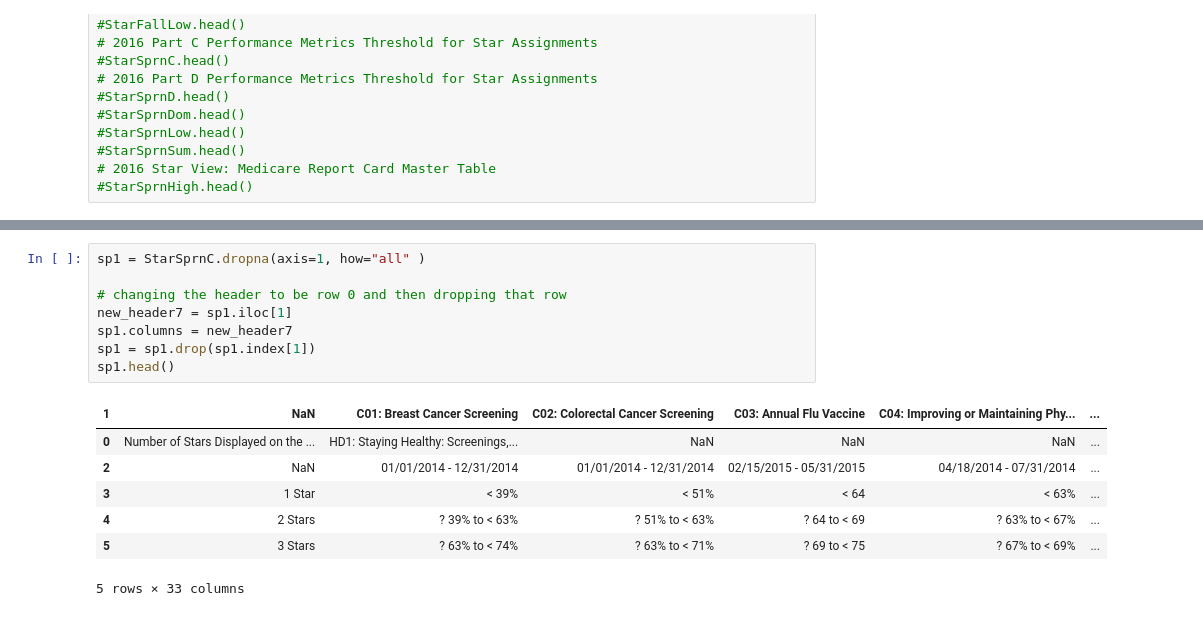
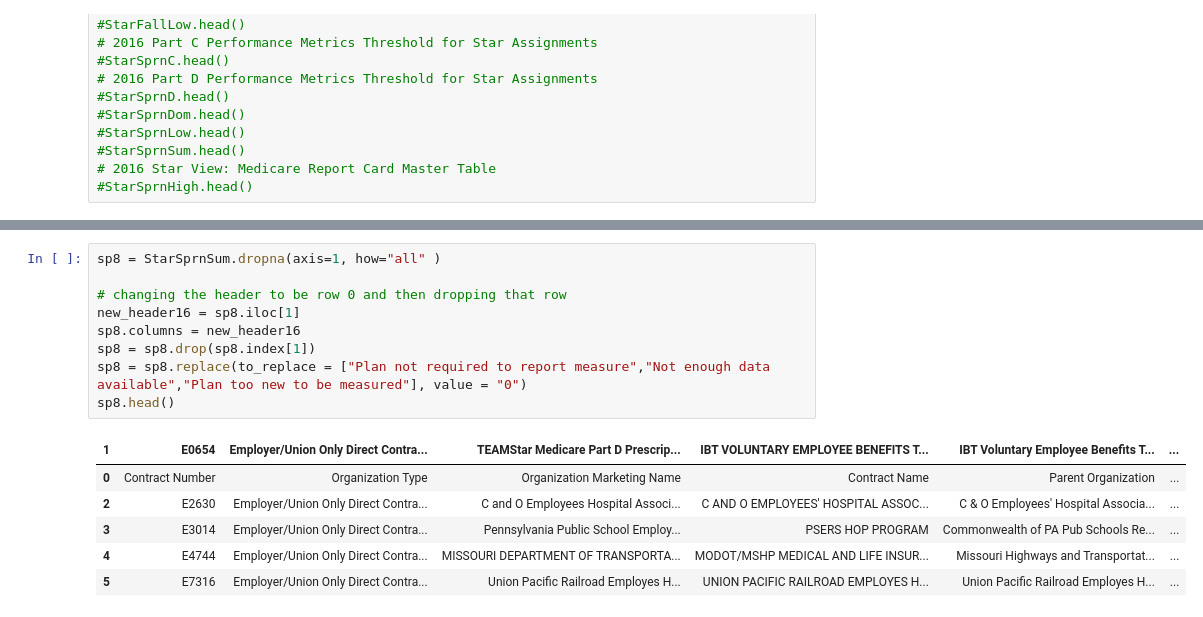
Before and after one commit to marechem/DS-Project, a Jupyter notebook: US_HealthCare_Project.ipynb, the cells around one changed output, grey strips where cells are left out. Saved outputs shown, nothing was run; the diff lists cells and outputs as text.

```diff
--- a/US_HealthCare_Project.ipynb
+++ b/US_HealthCare_Project.ipynb
@@ -183,17 +471,17 @@ sf8.head()
 5 rows × 52 columns
 # %%
-sp1 = StarSprnC.dropna(axis=1, how="all" )
+sp8 = StarSprnSum.dropna(axis=1, how="all" )
 
 # changing the header to be row 0 and then dropping that row
-new_header7 = sp1.iloc[1]
-sp1.columns = new_header7
-sp1 = sp1.drop(sp1.index[1])
-sp1.head()
+new_header16 = sp8.iloc[1]
+sp8.columns = new_header16
+sp8 = sp8.drop(sp8.index[1])
+sp8 = sp8.replace(to_replace = ["Plan not required to report measure","Not enough data available","Plan too new to be measured"], value = "0")
+sp8.head()
 # %% [output]
-| 1 | NaN | C01: Breast Cancer Screening | C02: Colorectal Cancer Screening | C03: Annual Flu Vaccine | C04: Improving or Maintaining Phy... | ... |
-| 0 | Number of Stars Displayed on the ... | HD1: Staying Healthy: Screenings,... | NaN | NaN | NaN | ... |
-| 2 | NaN | 01/01/2014 - 12/31/2014 | 01/01/2014 - 12/31/2014 | 02/15/2015 - 05/31/2015 | 04/18/2014 - 07/31/2014 | ... |
-| 3 | 1 Star | < 39% | < 51% | < 64 | < 63% | ... |
-| 4 | 2 Stars | ? 39% to < 63% | ? 51% to < 63% | ? 64 to < 69 | ? 63% to < 67% | ... |
-| 5 | 3 Stars | ? 63% to < 74% | ? 63% to < 71% | ? 69 to < 75 | ? 67% to < 69% | ... |
+| 1 | E0654 | Employer/Union Only Direct Contra... | TEAMStar Medicare Part D Prescrip... | IBT VOLUNTARY EMPLOYEE BENEFITS T... | IBT Voluntary Employee Benefits T... | ... |
+| 0 | Contract Number | Organization Type | Organization Marketing Name | Contract Name | Parent Organization | ... |
+| 2 | E2630 | Employer/Union Only Direct Contra... | C and O Employees Hospital Associ... | C AND O EMPLOYEES' HOSPITAL ASSOC... | C & O Employees' Hospital Associa... | ... |
+| 3 | E3014 | Employer/Union Only Direct Contra... | Pennsylvania Public School Employ... | PSERS HOP PROGRAM | Commonwealth of PA Pub Schools Re... | ... |
+| 4 | E4744 | Employer/Union Only Direct Contra... | MISSOURI DEPARTMENT OF TRANSPORTA... | MODOT/MSHP MEDICAL AND LIFE INSUR... | Missouri Highways and Transportat... | ... |
+| 5 | E7316 | Employer/Union Only Direct Contra... | Union Pacific Railroad Employes H... | UNION PACIFIC RAILROAD EMPLOYES H... | Union Pacific Railroad Employes H... | ... |
-5 rows × 33 columns
```
Also changed, not shown: parts of 26 cells of this notebook.
